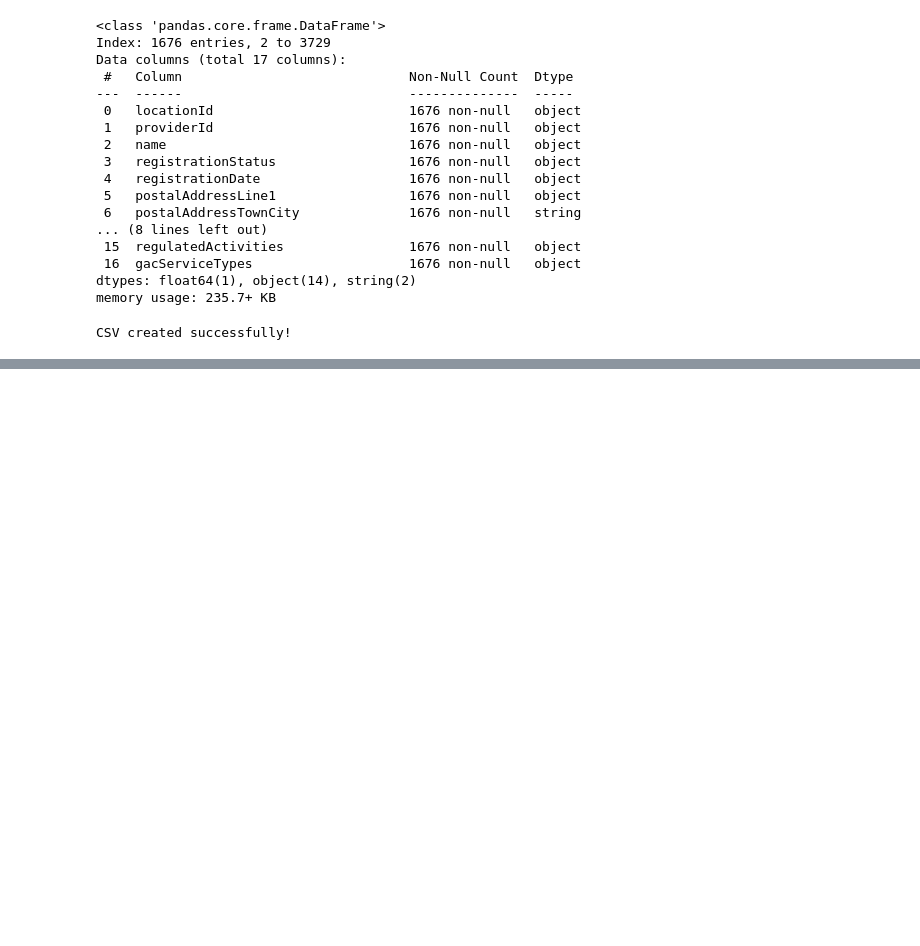
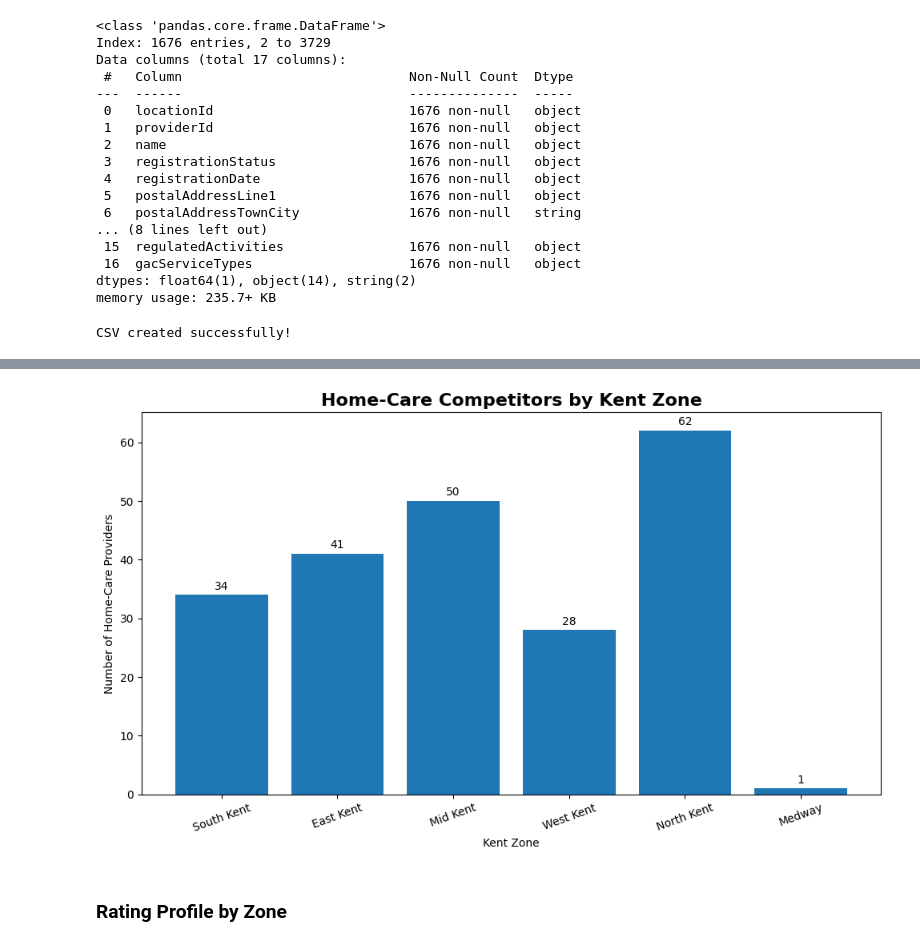
Before and after one commit to AshutoshJani/market-intelligence-home-safe, a Jupyter notebook: preprocessing.ipynb, the cells around one changed output, grey strips where cells are left out. Saved outputs shown, nothing was run; the diff lists cells and outputs as text; code cells hidden in the pictures; blank space fills up the shorter version.

```diff
--- a/preprocessing.ipynb
+++ b/preprocessing.ipynb
@@ -891,0 +3107,18 @@ CSV created successfully!
+# %%
+zone_order = [
+    "South Kent",
+    "East Kent",
+    "Mid Kent",
+    "West Kent",
+    "North Kent",
+    "Medway"
+]
+
+zone_counts = (
+    df["kent_zone"]
+    .fillna("Unknown")
+    .value_counts()
+    .reindex(zone_order, fill_value=0)
+)
+
+print(zone_counts)
@@ -891,0 +3134,45 @@ CSV created successfully!
+# %%
+plt.figure(figsize=(10, 6))
+
+bars = plt.bar(
+    zone_counts.index,
+    zone_counts.values
+)
+
+plt.title(
+    "Home-Care Competitors by Kent Zone",
+    fontsize=16,
+    fontweight="bold"
+)
+
+plt.xlabel("Kent Zone")
+plt.ylabel("Number of Home-Care Providers")
+
+plt.xticks(rotation=20)
+
+# Add values above bars
+for bar in bars:
+
+    height = bar.get_height()
+
+    plt.text(
+        bar.get_x() + bar.get_width() / 2,
+        height + 0.5,
+        str(int(height)),
+        ha="center",
+        va="bottom"
+    )
+
+plt.tight_layout()
+
+plt.savefig(
+    "06_homecare_competitors_by_kent_zone.png",
+    dpi=300,
+    bbox_inches="tight"
+)
+
+plt.show()
+# %% [output]
+[figure, added]
+# %% [markdown]
+### Rating Profile by Zone
```
Also changed, not shown: parts of 38 cells of this notebook, 27 other files.
